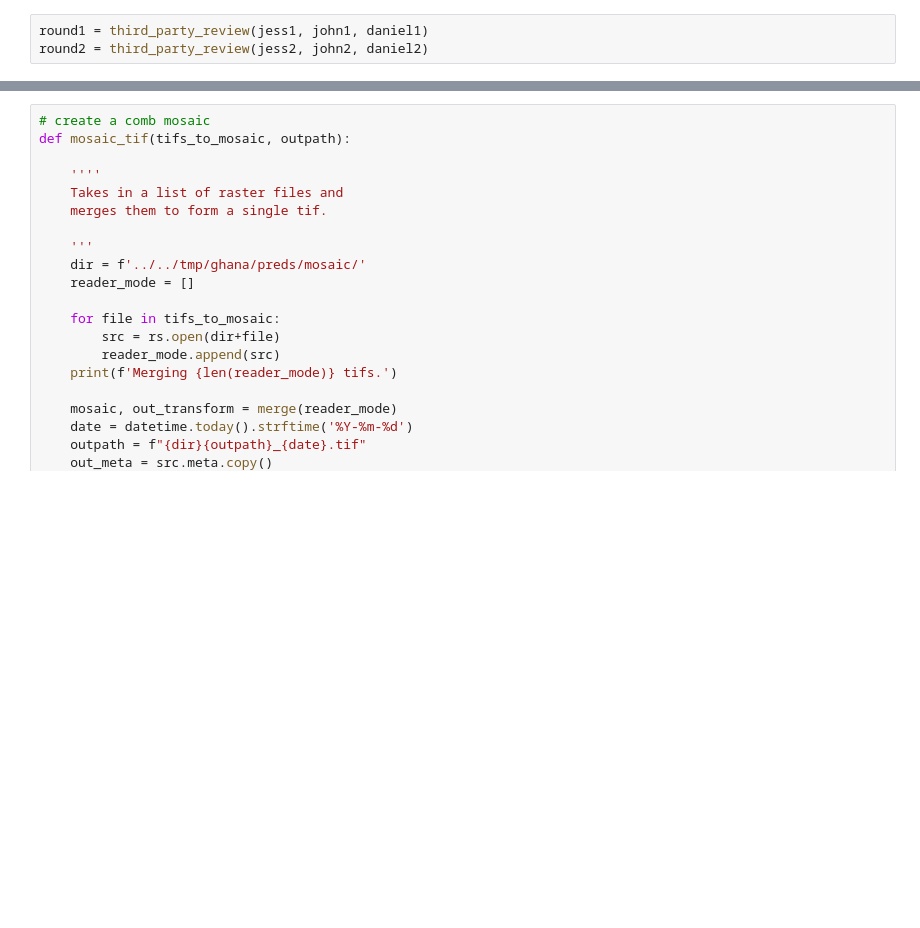
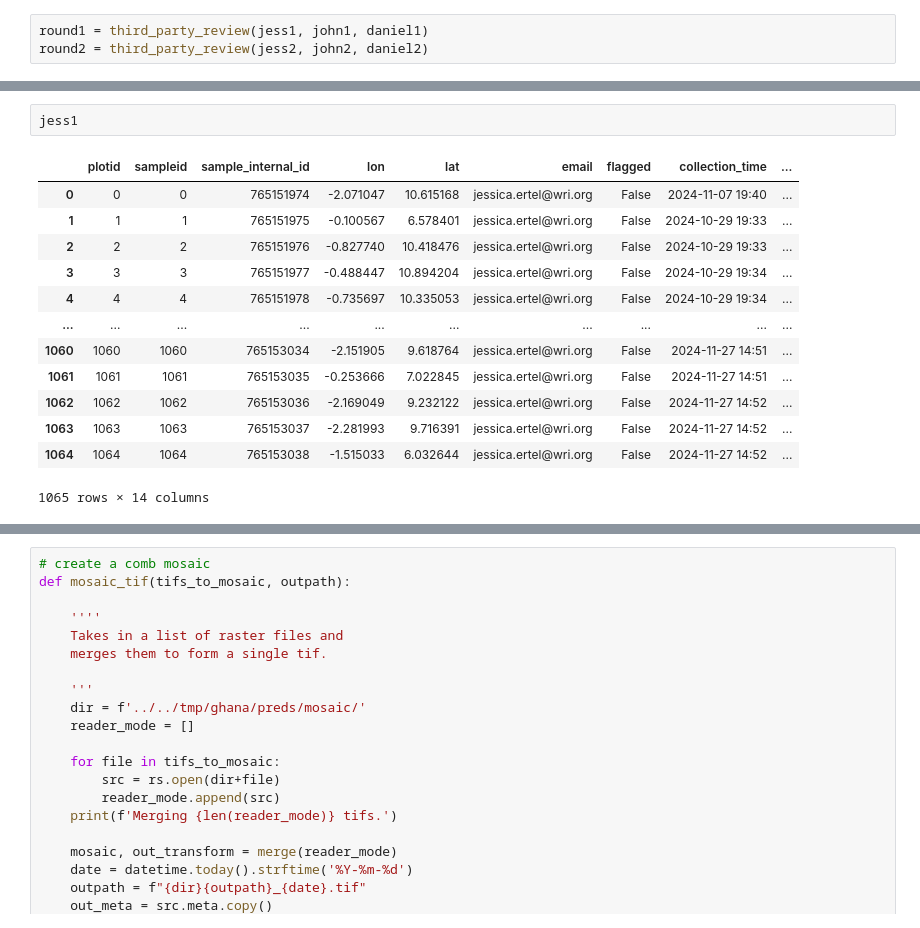
Before and after one commit to wri/plantation_classifier, a Jupyter notebook: notebooks/modeling/validation.ipynb, the cells around one changed output, grey strips where cells are left out. Cells and saved outputs as stored; diff of their text form; blank space fills up the shorter version.

```diff
--- a/notebooks/modeling/validation.ipynb
+++ b/notebooks/modeling/validation.ipynb
@@ -275,0 +331,16 @@ Classification F1-score 65.2%
+# %%
+jess1
+# %% [output]
+|  | plotid | sampleid | sample_internal_id | lon | lat | email | flagged | collection_time | ... |
+| 0 | 0 | 0 | 765151974 | -2.071047 | 10.615168 | jessica.ertel@wri.org | False | 2024-11-07 19:40 | ... |
+| 1 | 1 | 1 | 765151975 | -0.100567 | 6.578401 | jessica.ertel@wri.org | False | 2024-10-29 19:33 | ... |
+| 2 | 2 | 2 | 765151976 | -0.827740 | 10.418476 | jessica.ertel@wri.org | False | 2024-10-29 19:33 | ... |
+| 3 | 3 | 3 | 765151977 | -0.488447 | 10.894204 | jessica.ertel@wri.org | False | 2024-10-29 19:34 | ... |
+| 4 | 4 | 4 | 765151978 | -0.735697 | 10.335053 | jessica.ertel@wri.org | False | 2024-10-29 19:34 | ... |
+| ... | ... | ... | ... | ... | ... | ... | ... | ... | ... |
+| 1060 | 1060 | 1060 | 765153034 | -2.151905 | 9.618764 | jessica.ertel@wri.org | False | 2024-11-27 14:51 | ... |
+| 1061 | 1061 | 1061 | 765153035 | -0.253666 | 7.022845 | jessica.ertel@wri.org | False | 2024-11-27 14:51 | ... |
+| 1062 | 1062 | 1062 | 765153036 | -2.169049 | 9.232122 | jessica.ertel@wri.org | False | 2024-11-27 14:52 | ... |
+| 1063 | 1063 | 1063 | 765153037 | -2.281993 | 9.716391 | jessica.ertel@wri.org | False | 2024-11-27 14:52 | ... |
+| 1064 | 1064 | 1064 | 765153038 | -1.515033 | 6.032644 | jessica.ertel@wri.org | False | 2024-11-27 14:52 | ... |
+1065 rows × 14 columns
```
Also changed, not shown: parts of 25 cells of this notebook.
